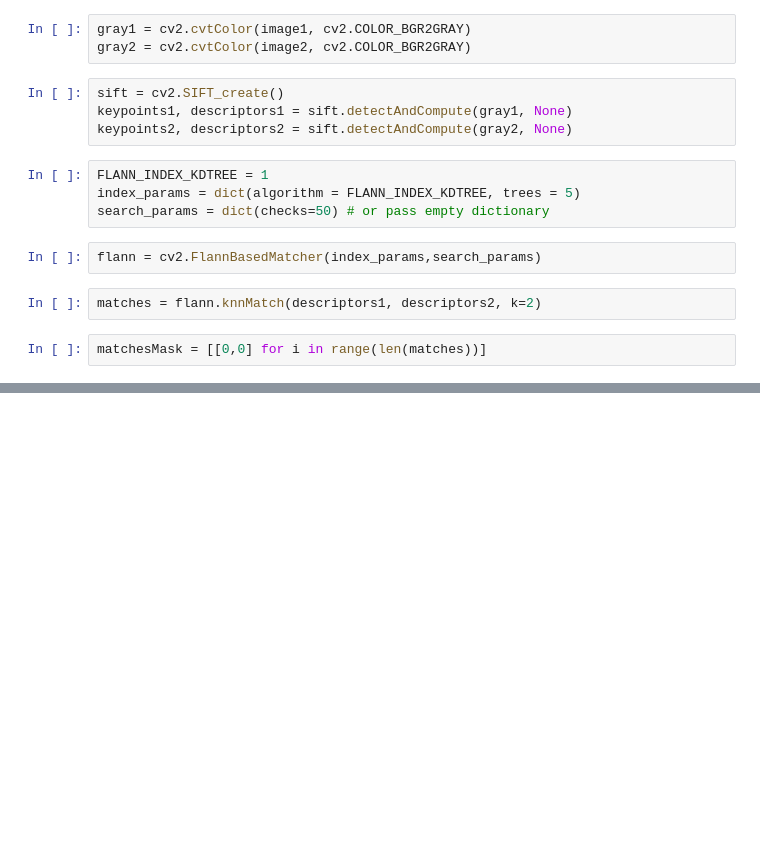
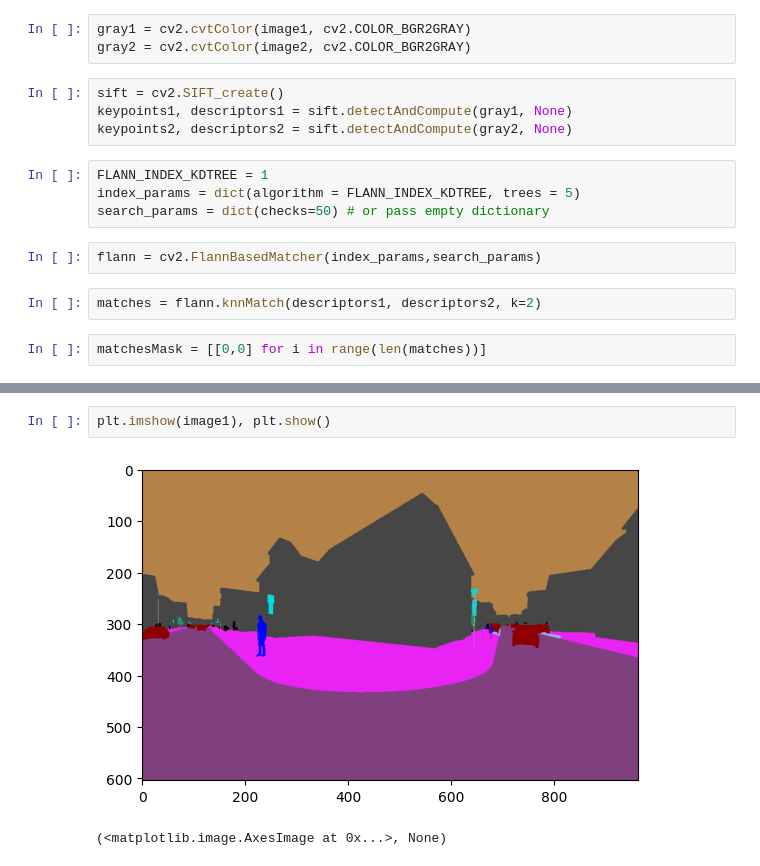
Before and after one commit to wuyasan/CVFinalProject, a Jupyter notebook: notebooks/sift_flann.ipynb, the cells around one changed output, grey strips where cells are left out. Cells and saved outputs as stored; diff of their text form; blank space fills up the shorter version.

```diff
--- a/notebooks/sift_flann.ipynb
+++ b/notebooks/sift_flann.ipynb
@@ -66 +66,6 @@ plt.imshow(img4), plt.show()
 (<matplotlib.image.AxesImage at 0x...>, None)
+# %%
+plt.imshow(image1), plt.show()
+# %% [output]
+[figure, added]
+(<matplotlib.image.AxesImage at 0x...>, None)
```
Also changed, not shown: parts of 5 cells of this notebook, 1 other file.
